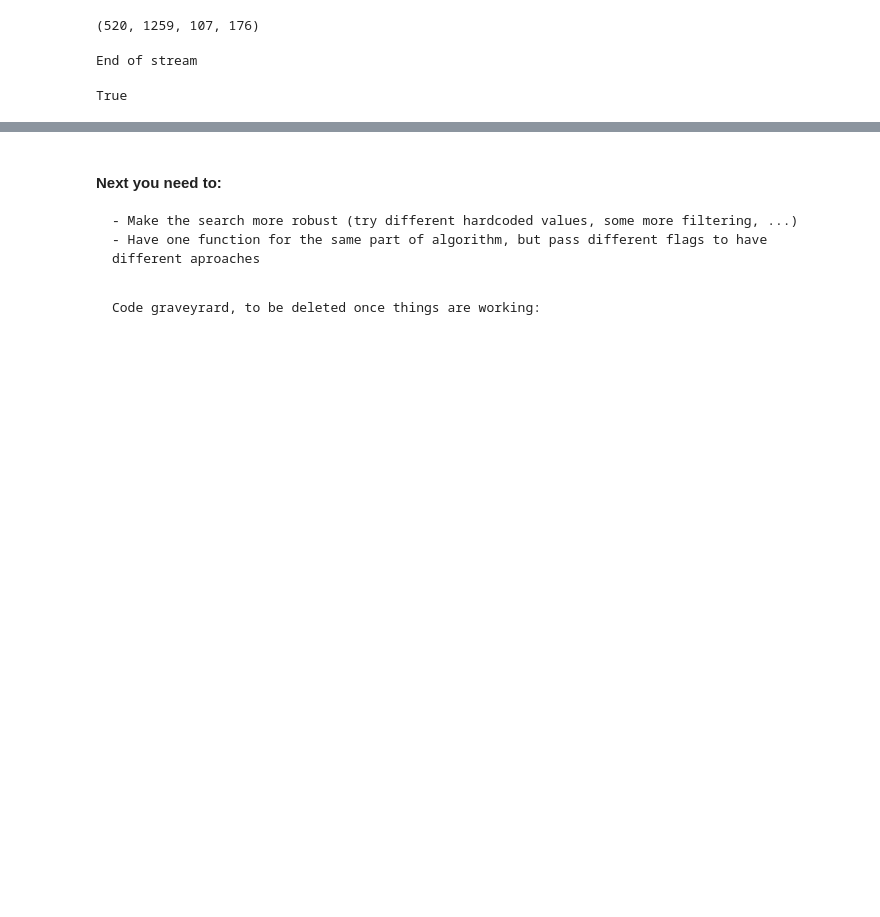
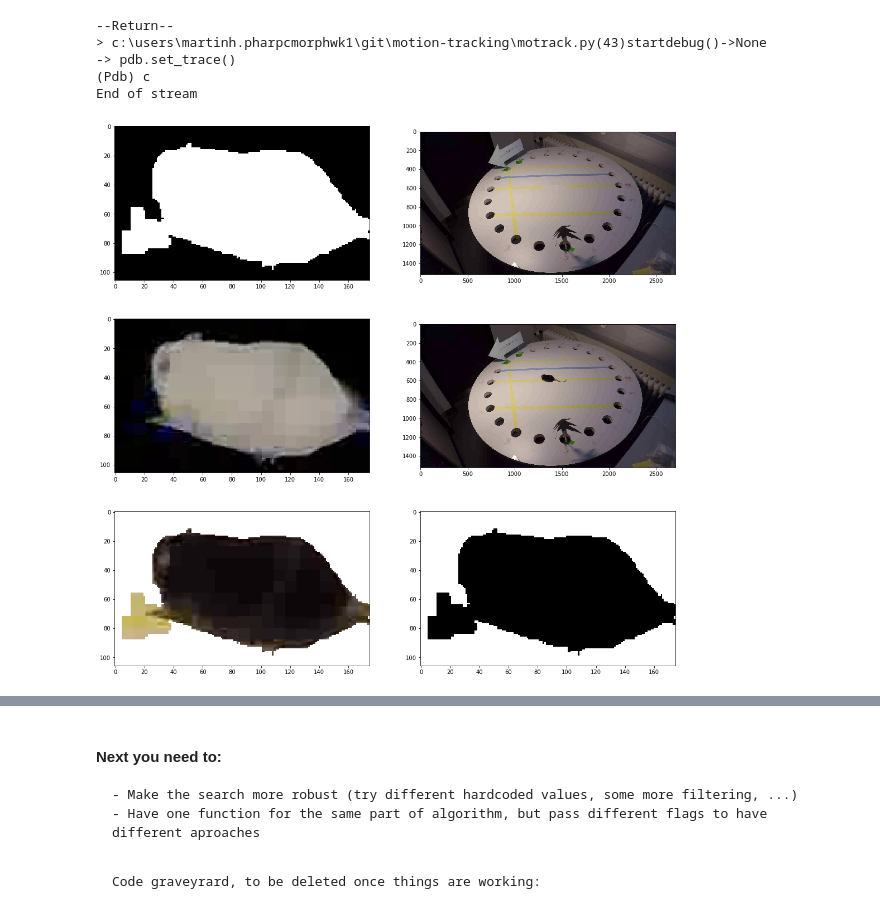
Before and after one commit to martinholub/motrack, a Jupyter notebook: motrack.ipynb, the cells around one changed output, grey strips where cells are left out. Saved outputs shown, nothing was run; the diff lists cells and outputs as text; code cells hidden in the pictures; blank space fills up the shorter version.

```diff
--- a/motrack.ipynb
+++ b/motrack.ipynb
@@ -74,24 +12,45 @@ next:
-# %%
-import motrack
-import numpy as np
-import cv2
-# motrack.motracker("videos/test.avi", reinitialize = False)
-pts = np.array([[ 520, 1259], #[tl, tr, br, bl]
-                        [ 626, 1259],
-                        [ 626, 1434],
-                        [ 520, 1434]], dtype = np.int32)
-bbox = cv2.boundingRect(pts)
-bbox
-# %% [output]
-(520, 1259, 107, 176)
 # %%
-import motrack
-motrack.motracker("videos/test.avi", reinitialize = False)
+motrack.track_motion("videos/test.avi",remove_bg = True, reinitialize = False)
 # %% [output]
+--Return--
+> c:\users\martinh.pharpcmorphwk1\git\motion-tracking\motrack.py(43)startdebug()->None
+-> pdb.set_trace()
+(Pdb) c
 End of stream
-# %%
-import numpy as np
-cent = np.asarray([123, 654, 0.0], dtype = np.float32)
-np.any(cent[:3] == 0)
-# %% [output]
-True
+# %%
+pts = np.array([[1259,  520],
+               [1259,  626],
+               [1434,  626],
+               [1434,  520]], dtype = np.int32)
+frame = cv2.imread('videos/frame.png')
+background, mask_fgd = motrack.segment_background(frame, pts)
+# %%
+frame = motrack.subtract_background(frame, background, [])
+# %%
+mask_bgd = np.invert(mask_fgd, dtype = np.uint8)
+frame_sub1 = cv2.subtract(background, frame, mask = mask_bgd)
+
+#frame_sub2 = cv2.bitwise_and(frame, background, mask = mask_bgd)
+#frame_sub2[mask_fgd == 0] = np.abs(background - frame)[mask_fgd == 0]
+
+frame_sub3 = frame.copy()
+frame_sub3[mask_fgd == 0,:] = np.ones_like(frame,dtype=np.uint8)[mask_fgd == 0,:]*255
+
+#frame_sub = cv2.absdiff(background, frame)
+#frame_sub = cv2.cvtColor(frame_sub, cv2.COLOR_BGR2GRAY)
+#frame_sub = frame_sub > 0
+# cv2.normalize(  frame_sub1, frame_sub1,
+#                  alpha = 0, beta = 255, norm_type = cv2.NORM_MINMAX,
+#                  dtype=cv2.CV_8U)
+
+fig, ax = plt.subplots(3, 2, figsize = (18, 18))
+
+ax[0,0].imshow(mask_fgd[pts[0][0]:pts[1][0], pts[0][1]:pts[2][1]],cmap="gray")
+ax[0,1].imshow(background,cmap="gray")
+ax[1,0].imshow(frame_sub1[pts[0][0]:pts[1][0], pts[0][1]:pts[2][1],:],cmap="gray")
+ax[1,1].imshow(frame,cmap="gray")
+ax[2,0].imshow(frame_sub3[pts[0][0]:pts[1][0], pts[0][1]:pts[2][1],:],cmap="gray")
+ax[2,1].imshow(mask_bgd[pts[0][0]:pts[1][0], pts[0][1]:pts[2][1]],cmap="gray")
+plt.show()
+# %% [output]
+[figure, added]
```
Also changed, not shown: parts of 7 cells of this notebook, 2 other files.
